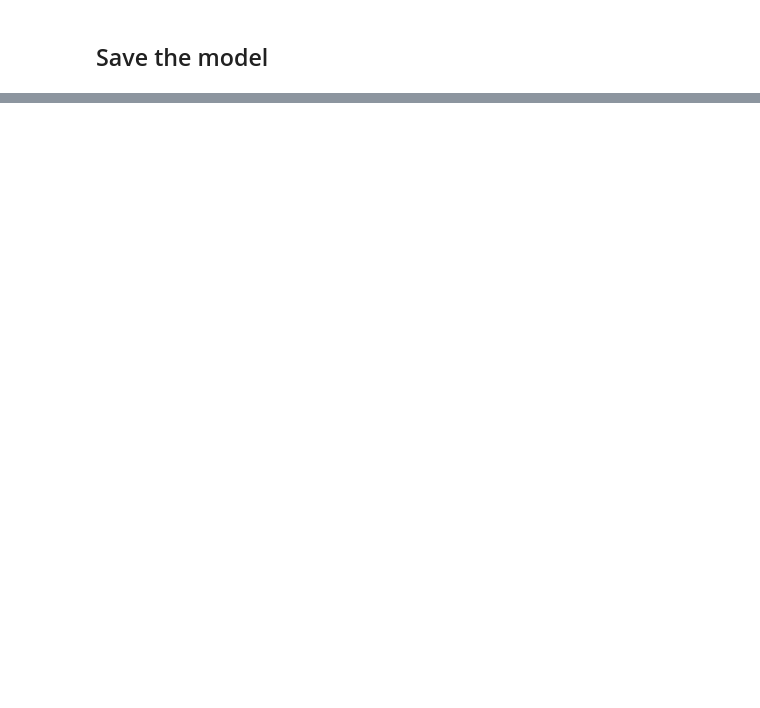
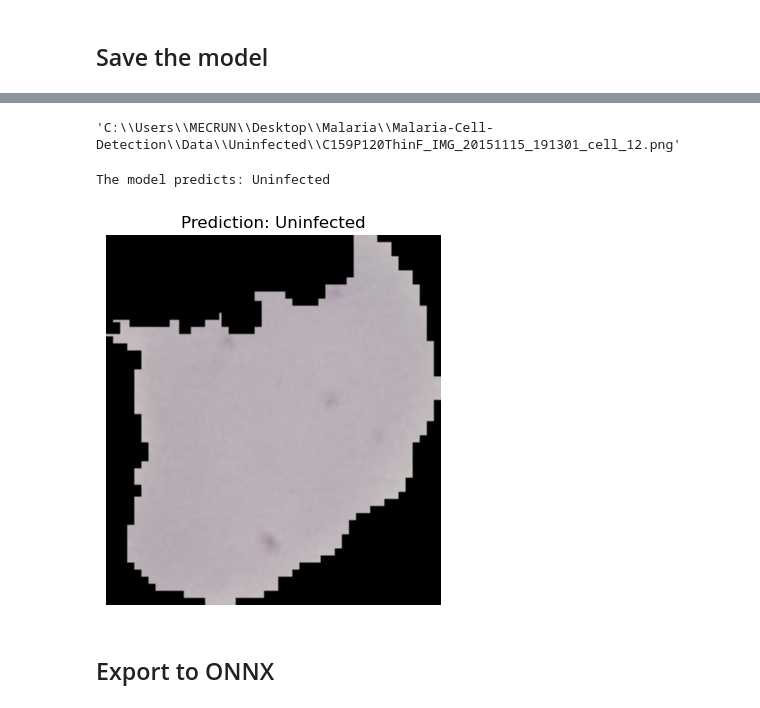
Before and after one commit to Jideco/Malaria-Cell-Detection, a Jupyter notebook: notebooy.ipynb, the cells around one changed output, grey strips where cells are left out. Saved outputs shown, nothing was run; the diff lists cells and outputs as text; code cells hidden in the pictures; blank space fills up the shorter version.

```diff
--- a/notebooy.ipynb
+++ b/notebooy.ipynb
@@ -647,0 +654,9 @@ Checkpoint saved: malaria_mobilenet_v1_05.pth
+# %%
+from PIL import Image
+
+model_save_path = "malaria_mobilenet_v1_05.pth"
+
+loaded_model = MalariaClassifierMobileNet(num_classes=2)
+loaded_model.load_state_dict(torch.load(model_save_path, map_location=device))
+loaded_model.to(device)
+loaded_model.eval()
@@ -647,0 +681,32 @@ Checkpoint saved: malaria_mobilenet_v1_05.pth
+# %%
+# 2. Function to predict a single image
+def predict_image(image_path, model, transform, device):
+    image = Image.open(image_path).convert('RGB')
+    # Apply the same transforms used for test data
+    image_tensor = transform(image).unsqueeze(0).to(device)
+
+    with torch.no_grad():
+        output = model(image_tensor)
+        _, predicted = torch.max(output, 1)
+
+    class_names = ['Uninfected', 'Parasitized']
+
+    plt.imshow(image)
+    plt.title(f"Prediction: {class_names[predicted.item()]}")
+    plt.axis('off')
+
+    return class_names[predicted.item()]
+# %%
+test_df.iloc[500]['path']
+# %% [output]
+'C:\\Users\\MECRUN\\Desktop\\Malaria\\Malaria-Cell-Detection\\Data\\Uninfected\\C159P120ThinF_IMG_20151115_191301_cell_12.png'
+# %%
+new_img_path = test_df.iloc[1909]['path'] #image path
+
+result = predict_image(new_img_path, loaded_model, test_transforms, device)
+print(f"The model predicts: {result}")
+# %% [output]
+The model predicts: Uninfected
+[figure, added]
+# %% [markdown]
+## Export to ONNX
```
Also changed, not shown: parts of 17 cells of this notebook, 4 other files.
